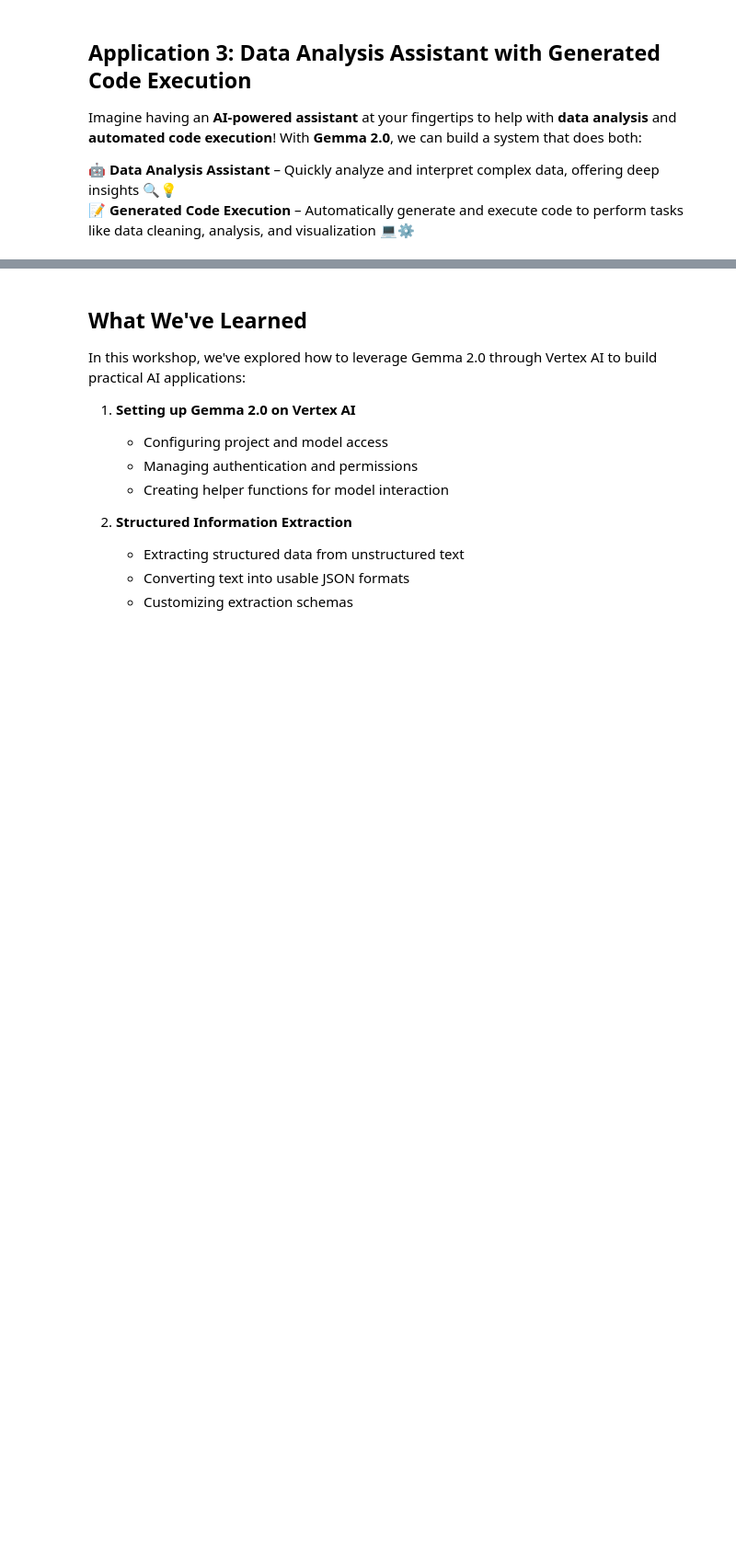
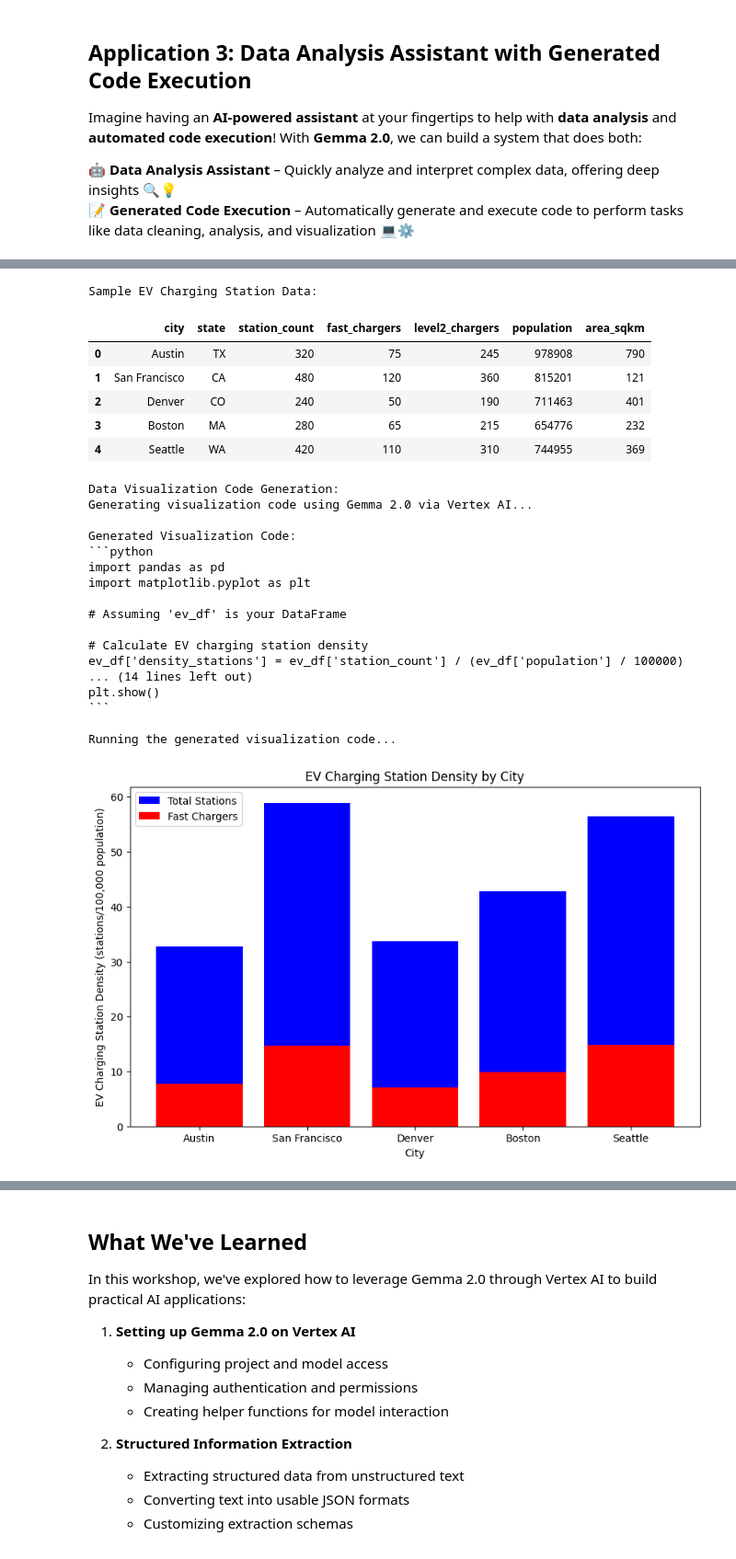
Before and after one commit to linhkid/gdg-codelab-25, a Jupyter notebook: multiagent/GDG_Gemma2_0_multiagent_funccall_vertex.ipynb, the cells around one changed output, grey strips where cells are left out. Shown at 92% size. Saved outputs shown, nothing was run; the diff lists cells and outputs as text; code cells hidden in the pictures; blank space fills up the shorter version.

Commit message:
edit final code with Vertex AI compatibility

````diff
--- a/multiagent/GDG_Gemma2_0_multiagent_funccall_vertex.ipynb
+++ b/multiagent/GDG_Gemma2_0_multiagent_funccall_vertex.ipynb
@@ -489,29 +612,35 @@ Imagine having an **AI-powered assistant** at your fingertips to help with **dat
 🤖 **Data Analysis Assistant** – Quickly analyze and interpret complex data, offering deep insights 🔍💡
 📝 **Generated Code Execution** – Automatically generate and execute code to perform tasks like data cleaning, analysis, and visualization 💻⚙️
 # %%
-#  Data Analysis Assistant Function
-def generate_data_viz_code(data_description, analysis_request):
+def generate_data_viz_code(data_description, analysis_request, model):
     """
-    Generate data visualization code using Gemma 2.0 via Vertex AI
+    Generate data visualization code using Gemma 2.0 on Vertex AI
 
     Args:
         data_description (str): Description of the data
         analysis_request (str): What analysis/visualization is needed
+        model: The Vertex AI GenerativeModel instance
 
     Returns:
         str: Python code for visualization
     """
-    prompt = f"""You are a data visualization expert.
-  Data description:
-  {data_description}
-  Analysis request:
-  {analysis_request}
-  Generate Python code using pandas and matplotlib/plotly that creates the requested visualization.
-  The code should be complete, well-commented, and ready to run.
-  Include only the Python code without any explanation before or after.
-  """
+    # Create a one-time chat for this request with appropriate system prompt
+    viz_chat = ChatState(model, system="You are an expert data visualization specialist. Your responses should only contain Python code.")
 
-    response = generate_response(prompt, temperature=0.2)
+    prompt = f"""I need Python code for a data visualization.
+
+Data description:
+{data_description}
+
+Analysis request:
+{analysis_request}
+
+Generate Python code using pandas and matplotlib that creates the requested visualization.
+Include only the Python code without any explanation before or after.
+The code should be complete, well-commented, and ready to run.
+"""
+
+    response = viz_chat.send_message(prompt)
 
     # Try to extract code blocks if present
     if "```python" in response:
@@ -713 +746,29 @@ Executing the generated scatter plot code:
+# %%
+run_data_analysis_demo(model)
+# %% [output]
+Sample EV Charging Station Data:
+|  | city | state | station_count | fast_chargers | level2_chargers | population | area_sqkm |
+| 0 | Austin | TX | 320 | 75 | 245 | 978908 | 790 |
+| 1 | San Francisco | CA | 480 | 120 | 360 | 815201 | 121 |
+| 2 | Denver | CO | 240 | 50 | 190 | 711463 | 401 |
+| 3 | Boston | MA | 280 | 65 | 215 | 654776 | 232 |
+| 4 | Seattle | WA | 420 | 110 | 310 | 744955 | 369 |
+Data Visualization Code Generation:
+Generating visualization code using Gemma 2.0 via Vertex AI...
+
+Generated Visualization Code:
+```python
+import pandas as pd
+import matplotlib.pyplot as plt
+
+# Assuming 'ev_df' is your DataFrame
+
+# Calculate EV charging station density
+ev_df['density_stations'] = ev_df['station_count'] / (ev_df['population'] / 100000)
+... (14 lines left out)
+plt.show()
+```
+
+Running the generated visualization code...
+[figure, added]
 # %%
````
Also changed, not shown: parts of 13 cells of this notebook.
